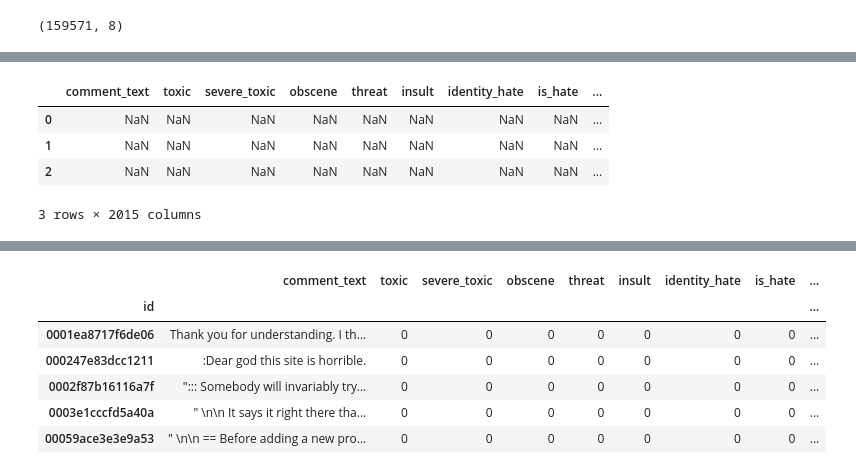
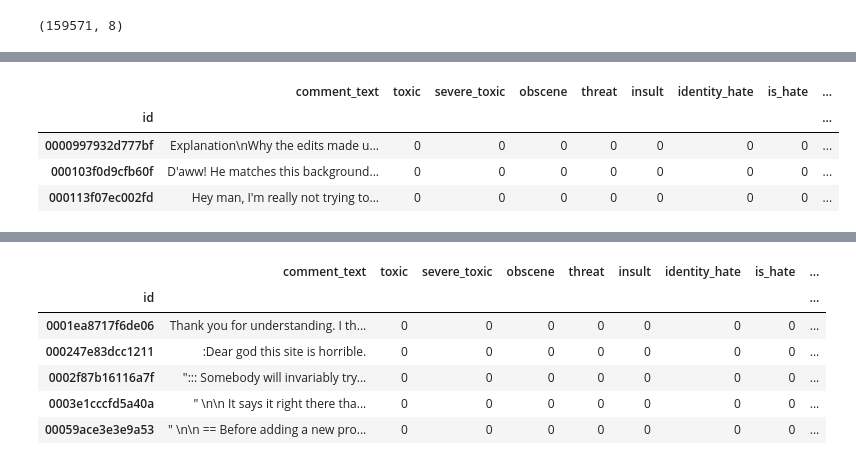
Before and after one commit to aobermuhlner/NLP_P2, a Jupyter notebook: Project2Pipeline.ipynb, the cells around one changed output, grey strips where cells are left out. Cells and saved outputs as stored; diff of their text form; code cells hidden in the pictures.

```diff
--- a/Project2Pipeline.ipynb
+++ b/Project2Pipeline.ipynb
@@ -312,14 +327,14 @@ data_test.to_csv('train_all_coloumns.csv')
 # %%
 data_train = pd.read_csv("./train_all_coloumns.csv", index_col=0)
 
 data_test = pd.read_csv("./test_all_coloumns.csv", index_col=0)
-data_train.head(3)
+data_test.head(3)
 # %% [output]
 |  | comment_text | toxic | severe_toxic | obscene | threat | insult | identity_hate | is_hate | ... |
-| 0 | NaN | NaN | NaN | NaN | NaN | NaN | NaN | NaN | ... |
-| 1 | NaN | NaN | NaN | NaN | NaN | NaN | NaN | NaN | ... |
-| 2 | NaN | NaN | NaN | NaN | NaN | NaN | NaN | NaN | ... |
+| id |  |  |  |  |  |  |  |  | ... |
+| 0000997932d777bf | Explanation\nWhy the edits made u... | 0 | 0 | 0 | 0 | 0 | 0 | 0 | ... |
+| 000103f0d9cfb60f | D'aww! He matches this background... | 0 | 0 | 0 | 0 | 0 | 0 | 0 | ... |
+| 000113f07ec002fd | Hey man, I'm really not trying to... | 0 | 0 | 0 | 0 | 0 | 0 | 0 | ... |
-3 rows × 2015 columns
 # %%
 data_test.to_csv('test_all_coloumns.csv')
 data_train.to_csv('train_all_coloumns.csv')
```
Also changed, not shown: parts of 11 cells of this notebook, 14 other files.
